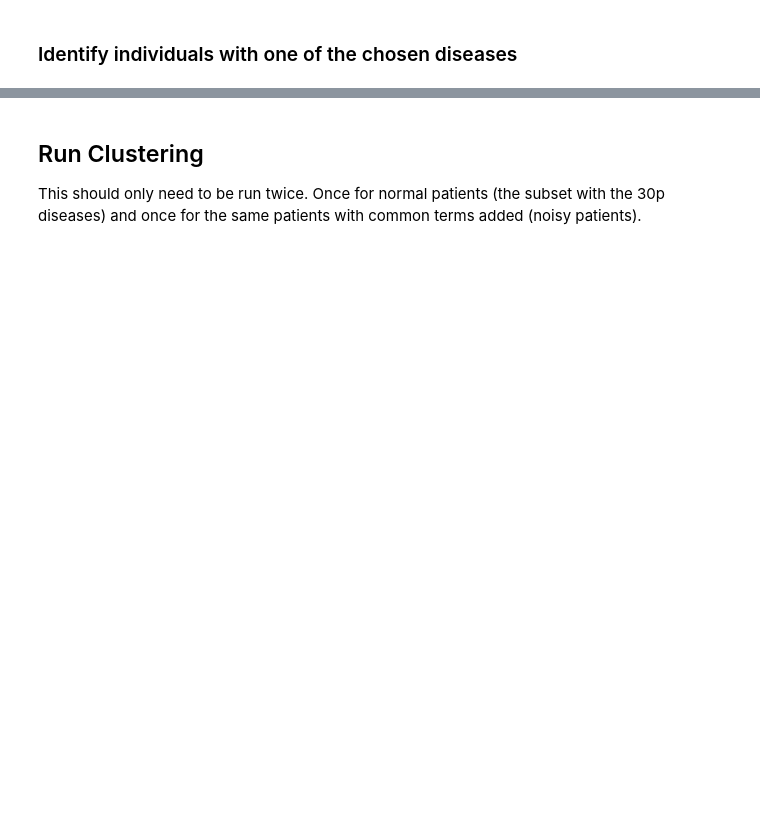
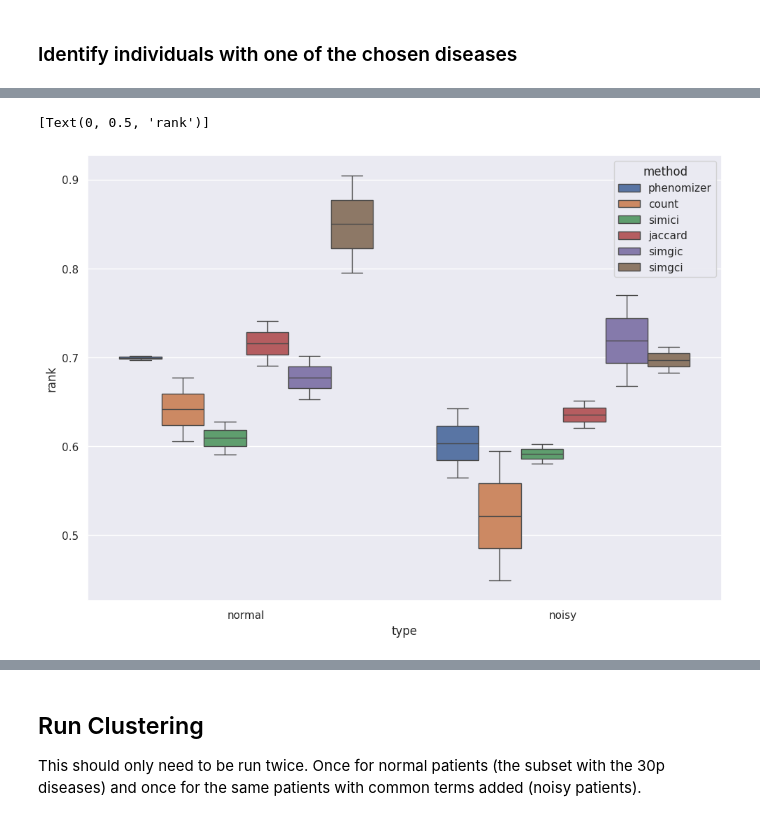
Before and after one commit to monarch-initiative/setsim, a Jupyter notebook: notebooks/perturbation_clustering.ipynb, the cells around one changed output, grey strips where cells are left out. Drawn from its saved outputs; the diff is of its cells as text; code cells hidden in the pictures; blank space fills up the shorter version.

Commit message:
Worked on clustering notebook

```diff
--- a/notebooks/perturbation_clustering.ipynb
+++ b/notebooks/perturbation_clustering.ipynb
@@ -114,0 +263,18 @@ len(disease30p_list)
+# %%
+def roc_score(pred, standard, cluster_diseases_list):
+    disease_list = list(set(standard))
+    total_true_pos = 0
+    for d in cluster_diseases_list:
+        cluster_assignment = [pred[i] for i in range(len(standard)) if standard[i] == d.value]
+        assignment_count = Counter(cluster_assignment)
+        disease_cluster = max(assignment_count, key=assignment_count.get)
+        true_pos = assignment_count[disease_cluster]
+        total_true_pos = total_true_pos + true_pos
+    total_true_pos = total_true_pos/len(pred)
+    return total_true_pos
+# %%
+from setsim.matrix import SimilarityMatrix
+from sklearn.cluster import KMeans
+from collections import Counter
+# Need to change this to include all methods
+methods = ['phenomizer', 'count', 'simici', 'jaccard', 'simgic', 'simgci']
@@ -114,0 +283,2 @@ len(disease30p_list)
+# %%
+score_list = []
@@ -114,0 +340,2 @@ len(disease30p_list)
+# %%
+score_list_df = pd.DataFrame(score_list)
@@ -114,0 +362,7 @@ len(disease30p_list)
+# %%
+g = sns.boxplot(data=score_list_df, x = "type", y='score', hue='method')
+#g.set_yscale('log')
+g.set(ylabel='rank')
+# %% [output]
+[Text(0, 0.5, 'rank')]
+[figure, added]
```
Also changed, not shown: parts of 46 cells of this notebook, 1 other file.
